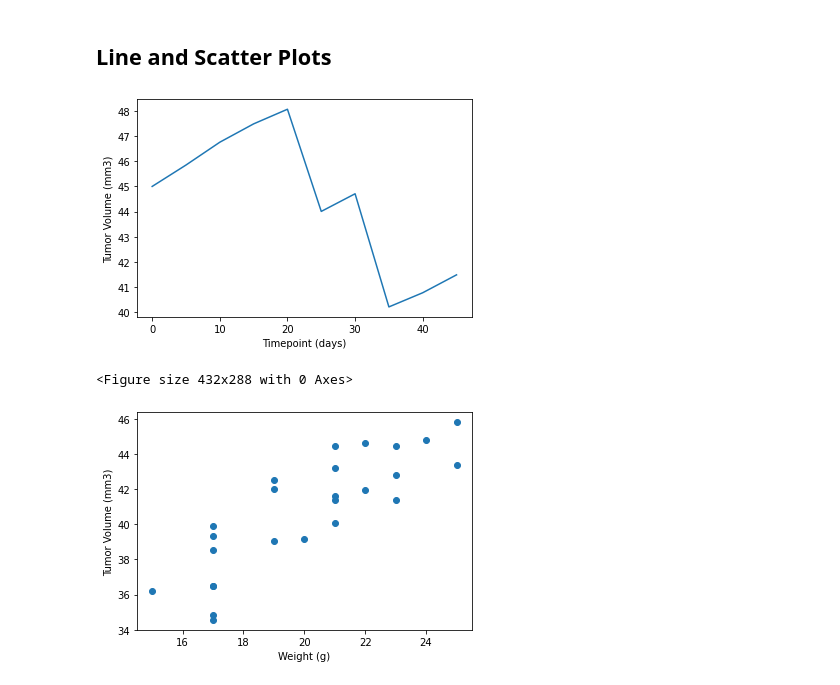
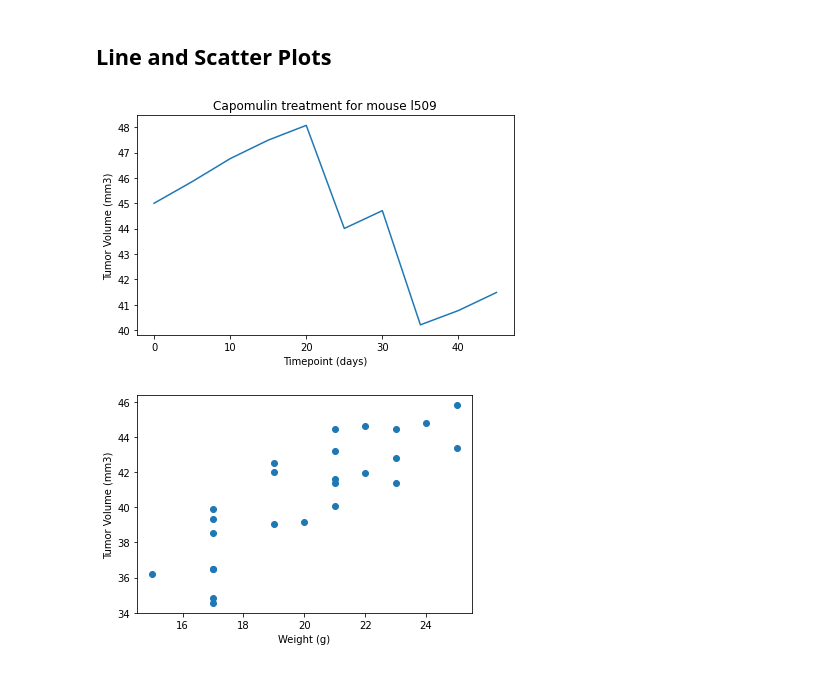
Before and after one commit to jdstrode/Matplotlib-Challenge, a Jupyter notebook: Pymaceuticals/pymaceuticals.ipynb, the cells around one changed output. Cells and saved outputs as stored; diff of their text form; code cells hidden in the pictures.

```diff
--- a/Pymaceuticals/pymaceuticals.ipynb
+++ b/Pymaceuticals/pymaceuticals.ipynb
@@ -358,18 +358,17 @@ plt.show()
 # %%
 # Generate a line plot of tumor volume vs. time point for a mouse treated with Capomulin
 subjectmouse = clean_df.loc[clean_df['Mouse ID'] == 'l509']
 
 plt.plot(subjectmouse['Timepoint'], subjectmouse['Tumor Volume (mm3)'])
 plt.xlabel("Timepoint (days)")
 plt.ylabel("Tumor Volume (mm3)")
-plt.show()
+plt.title("Capomulin treatment for mouse l509")
 
 # Show the chart
 plt.tight_layout()
 plt.show()
 # %% [output]
-[figure, old version]
+[figure, new version]
-<Figure size 432x288 with 0 Axes>
 # %%
 # Generate a scatter plot of average tumor volume vs. mouse weight for the Capomulin regimen
 
```
Also changed, not shown: parts of 2 cells of this notebook.
